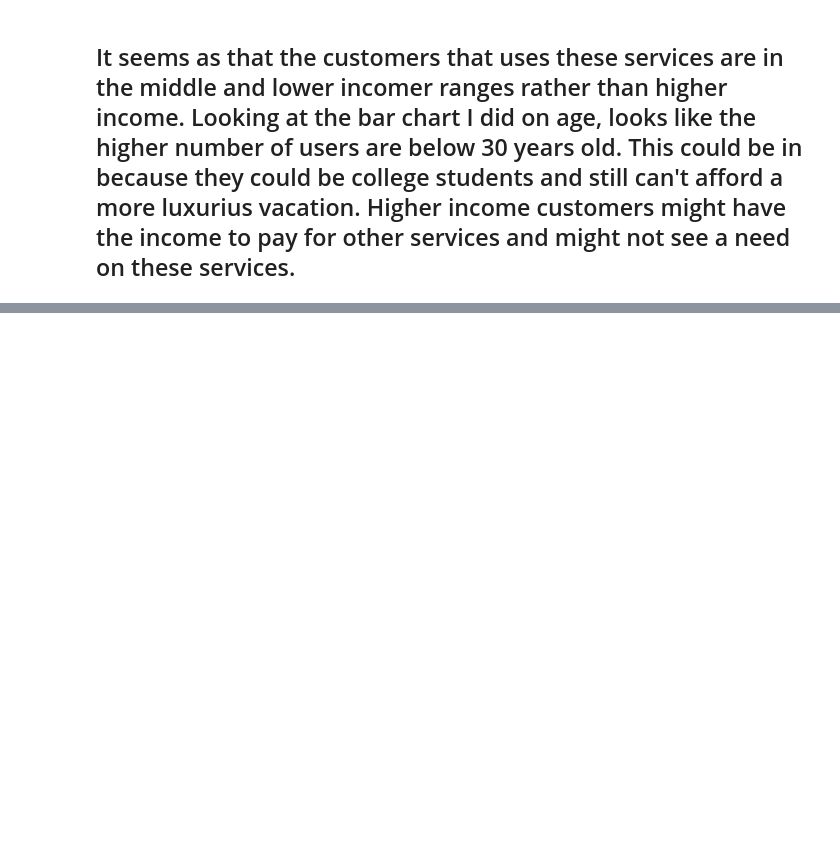
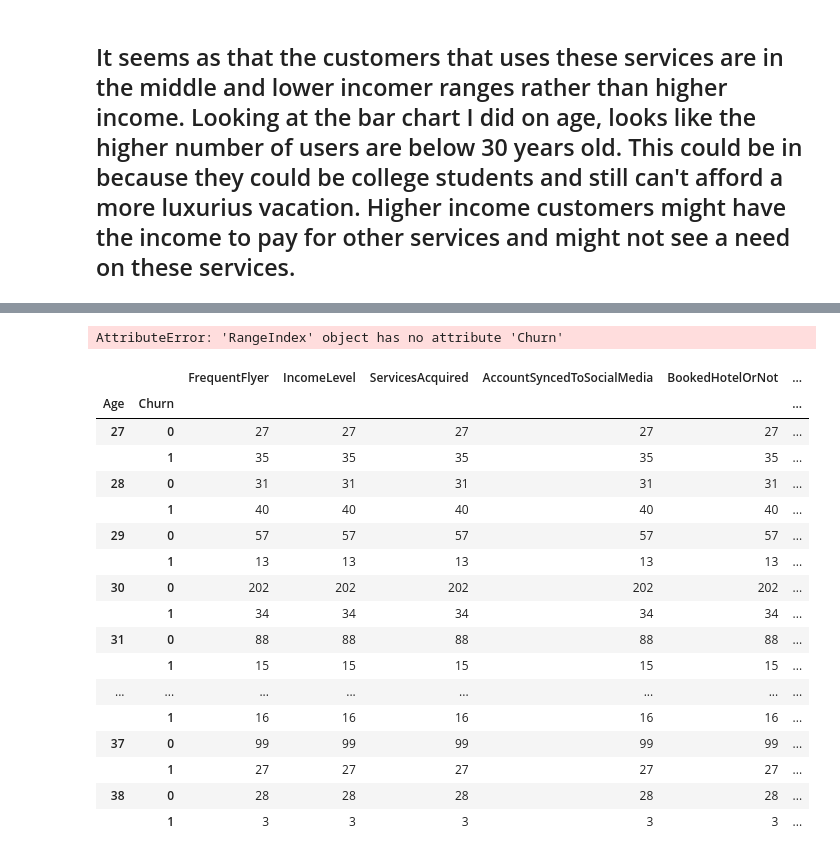
Before and after one commit to imrodz18/finalproject, a Jupyter notebook: Notebooks/Ines Final Project.ipynb, the cells around one changed output, grey strips where cells are left out. Drawn from its saved outputs; the diff is of its cells as text; code cells hidden in the pictures; blank space fills up the shorter version.

```diff
--- a/Notebooks/Ines Final Project.ipynb
+++ b/Notebooks/Ines Final Project.ipynb
@@ -208,0 +279,25 @@ Customertravel.Age.min()
+# %%
+Customertravel.groupby([Customertravel.index.Churn])
+# %% [output]
+AttributeError: 'RangeIndex' object has no attribute 'Churn'
+# %%
+Customertravel.groupby(['Age', 'Churn']).count()
+# %% [output]
+|  |  | FrequentFlyer | IncomeLevel | ServicesAcquired | AccountSyncedToSocialMedia | BookedHotelOrNot | ... |
+| Age | Churn |  |  |  |  |  | ... |
+| 27 | 0 | 27 | 27 | 27 | 27 | 27 | ... |
+|  | 1 | 35 | 35 | 35 | 35 | 35 | ... |
+| 28 | 0 | 31 | 31 | 31 | 31 | 31 | ... |
+|  | 1 | 40 | 40 | 40 | 40 | 40 | ... |
+| 29 | 0 | 57 | 57 | 57 | 57 | 57 | ... |
+|  | 1 | 13 | 13 | 13 | 13 | 13 | ... |
+| 30 | 0 | 202 | 202 | 202 | 202 | 202 | ... |
+|  | 1 | 34 | 34 | 34 | 34 | 34 | ... |
+| 31 | 0 | 88 | 88 | 88 | 88 | 88 | ... |
+|  | 1 | 15 | 15 | 15 | 15 | 15 | ... |
+| ... | ... | ... | ... | ... | ... | ... | ... |
+|  | 1 | 16 | 16 | 16 | 16 | 16 | ... |
+| 37 | 0 | 99 | 99 | 99 | 99 | 99 | ... |
+|  | 1 | 27 | 27 | 27 | 27 | 27 | ... |
+| 38 | 0 | 28 | 28 | 28 | 28 | 28 | ... |
+|  | 1 | 3 | 3 | 3 | 3 | 3 | ... |
```
Also changed, not shown: parts of 13 cells of this notebook.
